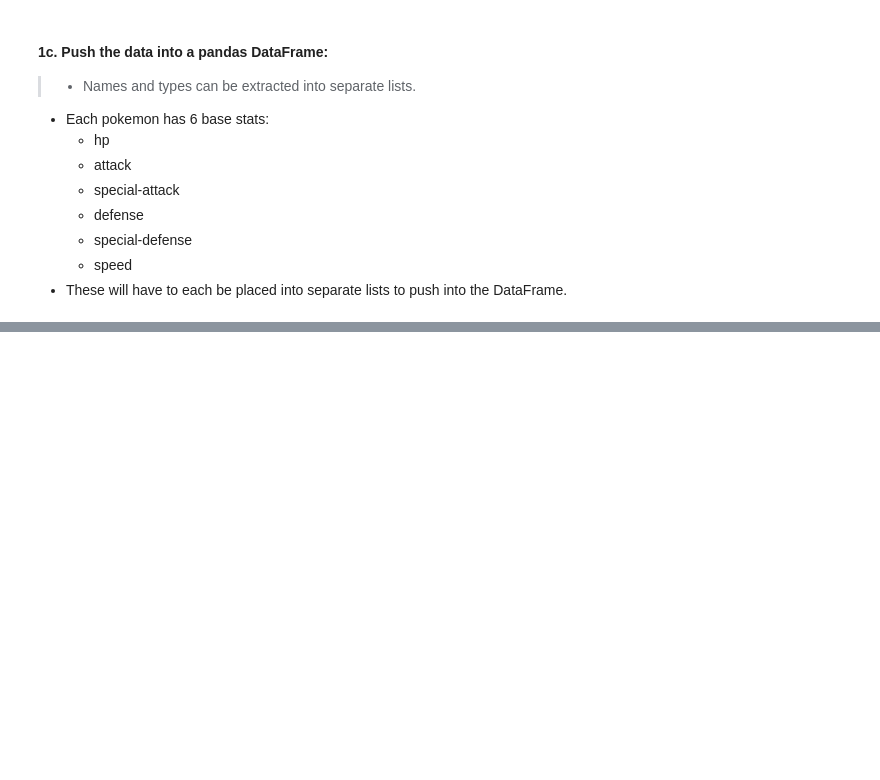
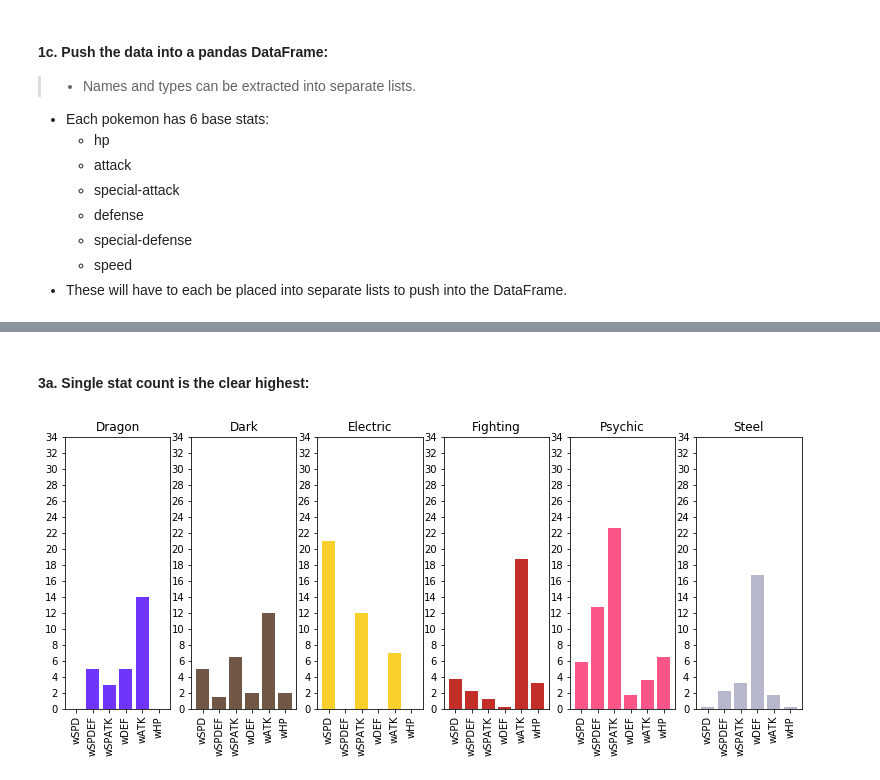
Before and after one commit to Mushtatoes/pokenalysis, a Jupyter notebook: Pokemon_Type_1_to_Highest_Base_Stat.ipynb, the cells around one changed output, grey strips where cells are left out. Drawn from its saved outputs; the diff is of its cells as text; code cells hidden in the pictures; blank space fills up the shorter version.

```diff
--- a/Pokemon_Type_1_to_Highest_Base_Stat.ipynb
+++ b/Pokemon_Type_1_to_Highest_Base_Stat.ipynb
@@ -156,0 +237,6 @@ grass_df
+# %% [markdown]
+#### 3a. Single stat count is the clear highest:
+# %%
+format_fig(['dragon', 'dark', 'electric', 'fighting', 'psychic', 'steel'])
+# %% [output]
+[figure, added]
```
Also changed, not shown: parts of 18 cells of this notebook.
